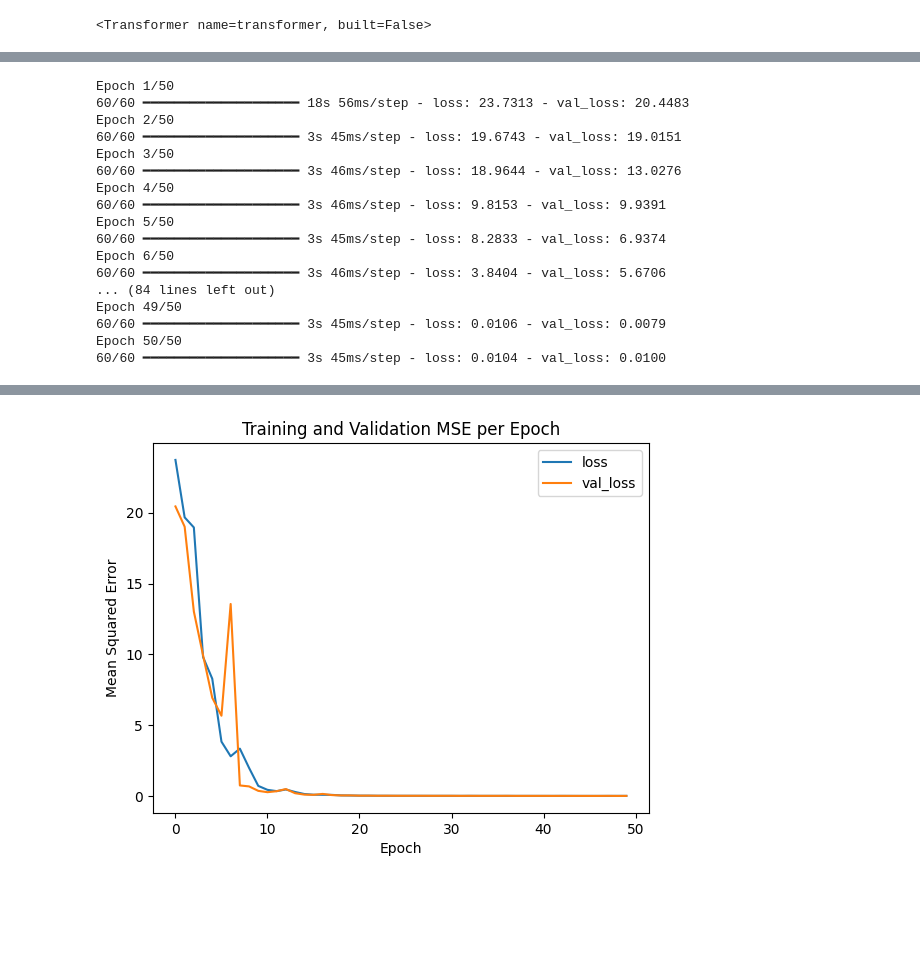
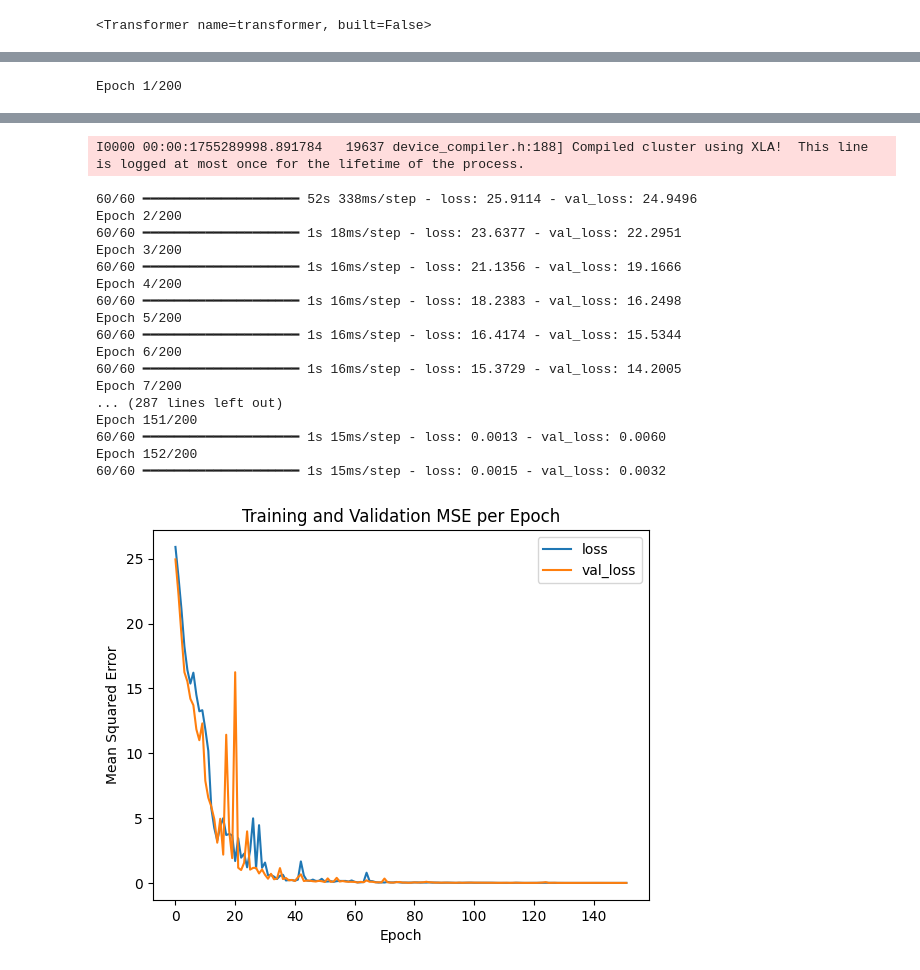
Before and after one commit to AntonStantan/matura, a Jupyter notebook: transformer/transformer3.ipynb, the cells around one changed output, grey strips where cells are left out. Cells and saved outputs as stored; diff of their text form; code cells hidden in the pictures; blank space fills up the shorter version.

```diff
--- a/transformer/transformer3.ipynb
+++ b/transformer/transformer3.ipynb
@@ -275,7 +295,9 @@ class WarmupCosineDecay(tf.keras.optimizers.schedules.LearningRateSchedule):
         }
 # %%
 import keras_tuner
+from tensorflow.keras import backend as K
 def build_model(hp):
+    K.clear_session()
     # A smaller configuration to reduce overfitting
     # Ensure compatibility
     num_heads = hp.Choice('num_heads', [2, 4, 8])  # Powers of 2 work well
@@ -343,5 +365,5 @@ tuner = keras_tuner.BayesianOptimization(
     objective="val_loss",
     max_trials=50,
     executions_per_trial=1,
-    overwrite=True
+    overwrite=False
 )
@@ -377,9 +399,4 @@ peak learning rate: 0.0017666057033955919
 Score: 15.705245018005371
 # %%
 # Get the best hyperparameters
-best_hps = tuner.get_best_hyperparameters(num_trials=1)[0]
-
-# Build the model with best hyperparameters
-best_model = build_model(best_hps)
-
-best_model.summary()
+best_hps = tuner.get_best_hyperparameters()[0]
@@ -403,7 +481,7 @@ Model: "transformer_1"
 history = best_model.fit(
     train_dataset, # Pass the TensorFlow Dataset
     validation_data=val_dataset, # Pass the TensorFlow Dataset
-    epochs=50,
+    epochs=num_epochs_best_model,
     callbacks=[early_stopping],
 )
 
@@ -414,20 +492,4 @@ plt.ylabel("Mean Squared Error")
 plt.title("Training and Validation MSE per Epoch")
 plt.show()
 # %% [output]
-Epoch 1/50
-60/60 ━━━━━━━━━━━━━━━━━━━━ 18s 56ms/step - loss: 23.7313 - val_loss: 20.4483
-Epoch 2/50
-60/60 ━━━━━━━━━━━━━━━━━━━━ 3s 45ms/step - loss: 19.6743 - val_loss: 19.0151
-Epoch 3/50
-60/60 ━━━━━━━━━━━━━━━━━━━━ 3s 46ms/step - loss: 18.9644 - val_loss: 13.0276
-Epoch 4/50
-60/60 ━━━━━━━━━━━━━━━━━━━━ 3s 46ms/step - loss: 9.8153 - val_loss: 9.9391
-Epoch 5/50
-60/60 ━━━━━━━━━━━━━━━━━━━━ 3s 45ms/step - loss: 8.2833 - val_loss: 6.9374
-Epoch 6/50
-60/60 ━━━━━━━━━━━━━━━━━━━━ 3s 46ms/step - loss: 3.8404 - val_loss: 5.6706
-... (84 lines left out)
-Epoch 49/50
-60/60 ━━━━━━━━━━━━━━━━━━━━ 3s 45ms/step - loss: 0.0106 - val_loss: 0.0079
-Epoch 50/50
-60/60 ━━━━━━━━━━━━━━━━━━━━ 3s 45ms/step - loss: 0.0104 - val_loss: 0.0100
+Epoch 1/200
@@ -434 +502,19 @@ Epoch 50/50
+I0000 00:00:1755289998.891784   19637 device_compiler.h:188] Compiled cluster using XLA!  This line is logged at most once for the lifetime of the process.
+60/60 ━━━━━━━━━━━━━━━━━━━━ 52s 338ms/step - loss: 25.9114 - val_loss: 24.9496
+Epoch 2/200
+60/60 ━━━━━━━━━━━━━━━━━━━━ 1s 18ms/step - loss: 23.6377 - val_loss: 22.2951
+Epoch 3/200
+60/60 ━━━━━━━━━━━━━━━━━━━━ 1s 16ms/step - loss: 21.1356 - val_loss: 19.1666
+Epoch 4/200
+60/60 ━━━━━━━━━━━━━━━━━━━━ 1s 16ms/step - loss: 18.2383 - val_loss: 16.2498
+Epoch 5/200
+60/60 ━━━━━━━━━━━━━━━━━━━━ 1s 16ms/step - loss: 16.4174 - val_loss: 15.5344
+Epoch 6/200
+60/60 ━━━━━━━━━━━━━━━━━━━━ 1s 16ms/step - loss: 15.3729 - val_loss: 14.2005
+Epoch 7/200
+... (287 lines left out)
+Epoch 151/200
+60/60 ━━━━━━━━━━━━━━━━━━━━ 1s 15ms/step - loss: 0.0013 - val_loss: 0.0060
+Epoch 152/200
+60/60 ━━━━━━━━━━━━━━━━━━━━ 1s 15ms/step - loss: 0.0015 - val_loss: 0.0032
-[figure, old version]
+[figure, new version]
```
Also changed, not shown: parts of 11 cells of this notebook, 4 other files.
